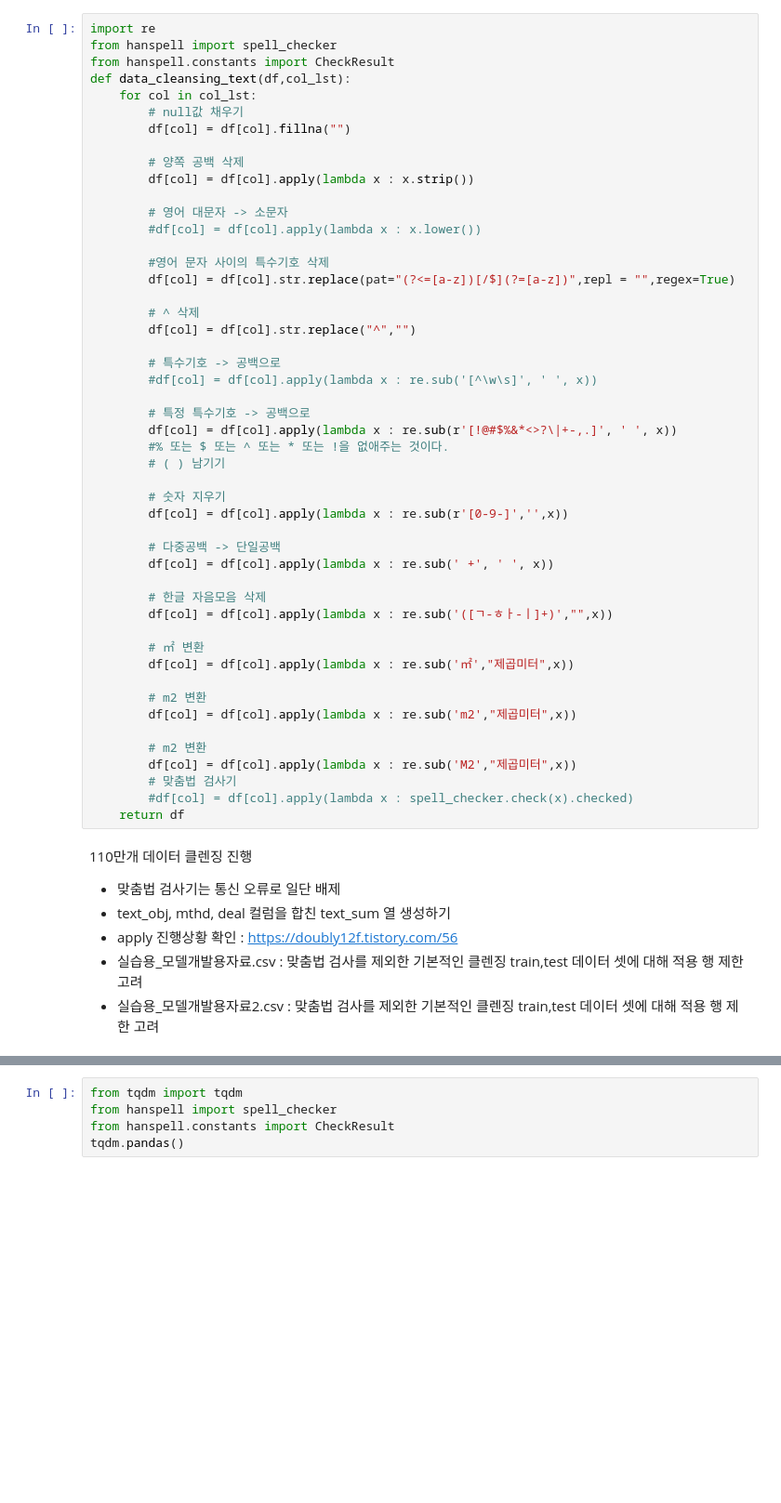
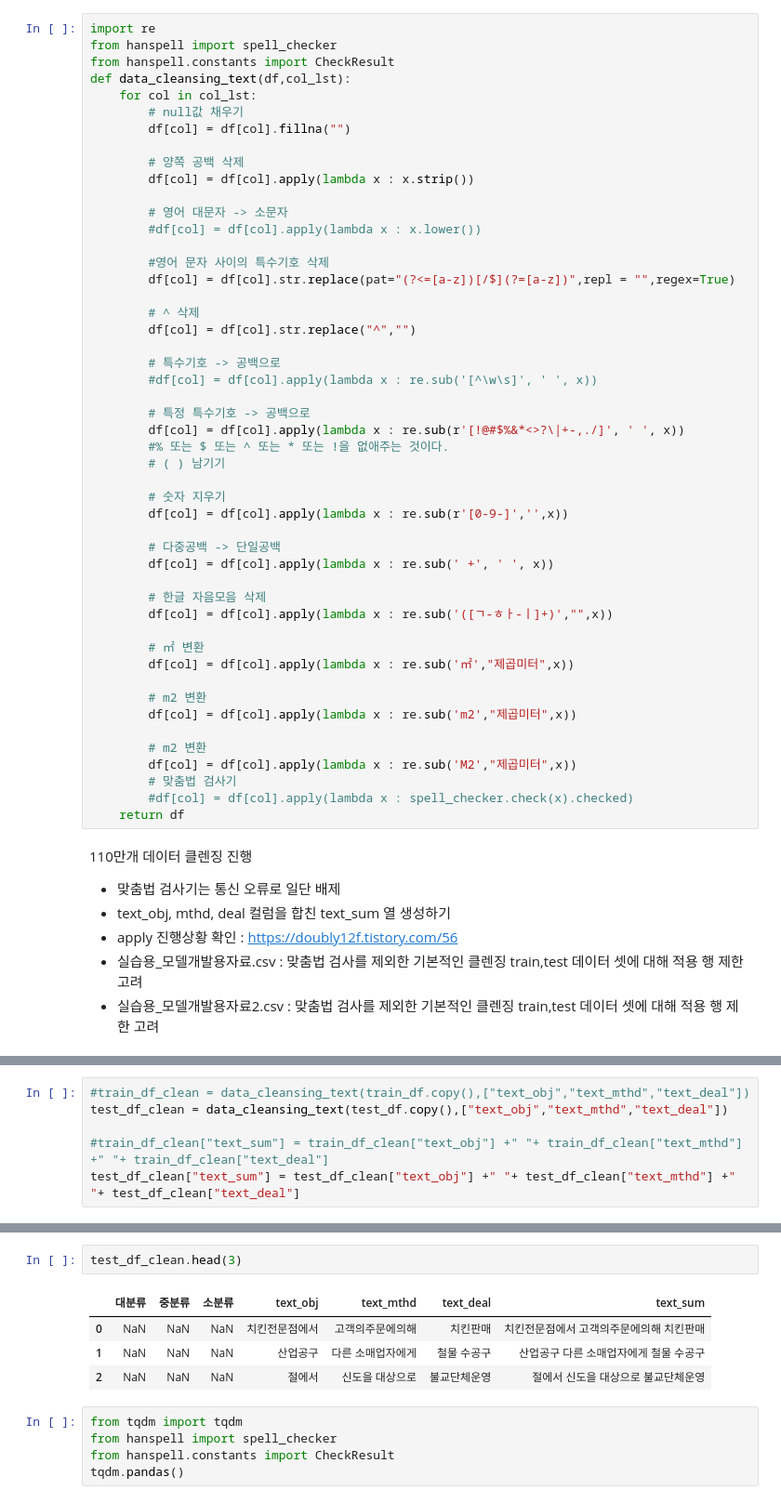
Before and after one commit to yxbxn/NLP_contest, a Jupyter notebook: EDA/EDA 및 전처리.ipynb, the cells around one changed output, grey strips where cells are left out. Shown at 93% size. Drawn from its saved outputs; the diff is of its cells as text; blank space fills up the shorter version.

```diff
--- a/EDA/EDA 및 전처리.ipynb
+++ b/EDA/EDA 및 전처리.ipynb
@@ -312,7 +309,7 @@ def data_cleansing_text(df,col_lst):
         #df[col] = df[col].apply(lambda x : re.sub('[^\w\s]', ' ', x))
 
         # 특정 특수기호 -> 공백으로
-        df[col] = df[col].apply(lambda x : re.sub(r'[!@#$%&*<>?\|+-,.]', ' ', x))
+        df[col] = df[col].apply(lambda x : re.sub(r'[!@#$%&*<>?\|+-,./]', ' ', x))
         #% 또는 $ 또는 ^ 또는 * 또는 !을 없애주는 것이다.
         # ( ) 남기기
 
@@ -355,0 +345,6 @@ test_df_clean["text_sum"] = set_df_clean["text_obj"] +" "+ set_df_clean["text_mt
+# %%
+#train_df_clean = data_cleansing_text(train_df.copy(),["text_obj","text_mthd","text_deal"])
+test_df_clean = data_cleansing_text(test_df.copy(),["text_obj","text_mthd","text_deal"])
+
+#train_df_clean["text_sum"] = train_df_clean["text_obj"] +" "+ train_df_clean["text_mthd"] +" "+ train_df_clean["text_deal"]
+test_df_clean["text_sum"] = test_df_clean["text_obj"] +" "+ test_df_clean["text_mthd"] +" "+ test_df_clean["text_deal"]
@@ -356,3 +353,10 @@ test_df_clean["text_sum"] = set_df_clean["text_obj"] +" "+ set_df_clean["text_mt
+# %%
+test_df_clean.head(3)
+# %% [output]
+|  | 대분류 | 중분류 | 소분류 | text_obj | text_mthd | text_deal | text_sum |
+| 0 | NaN | NaN | NaN | 치킨전문점에서 | 고객의주문에의해 | 치킨판매 | 치킨전문점에서 고객의주문에의해 치킨판매 |
+| 1 | NaN | NaN | NaN | 산업공구 | 다른 소매업자에게 | 철물 수공구 | 산업공구 다른 소매업자에게 철물 수공구 |
+| 2 | NaN | NaN | NaN | 절에서 | 신도을 대상으로 | 불교단체운영 | 절에서 신도을 대상으로 불교단체운영 |
 # %%
 from tqdm import tqdm
 from hanspell import spell_checker
```
Also changed, not shown: parts of 44 cells of this notebook.
